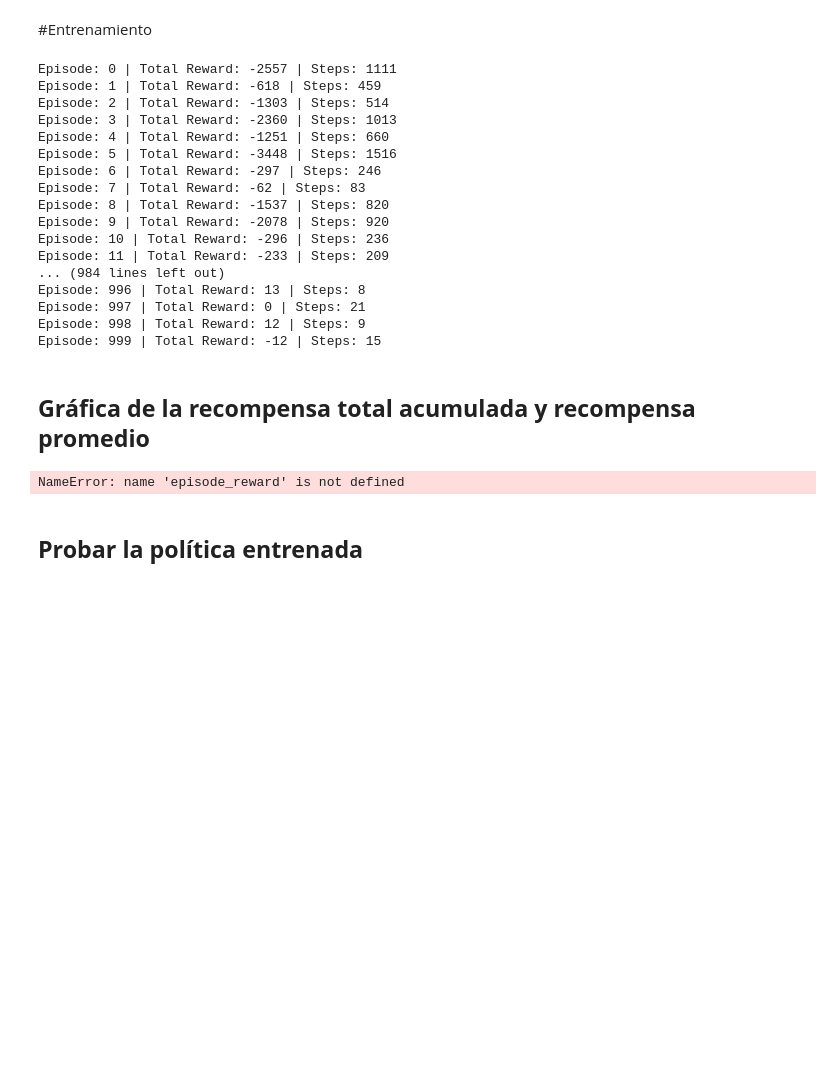
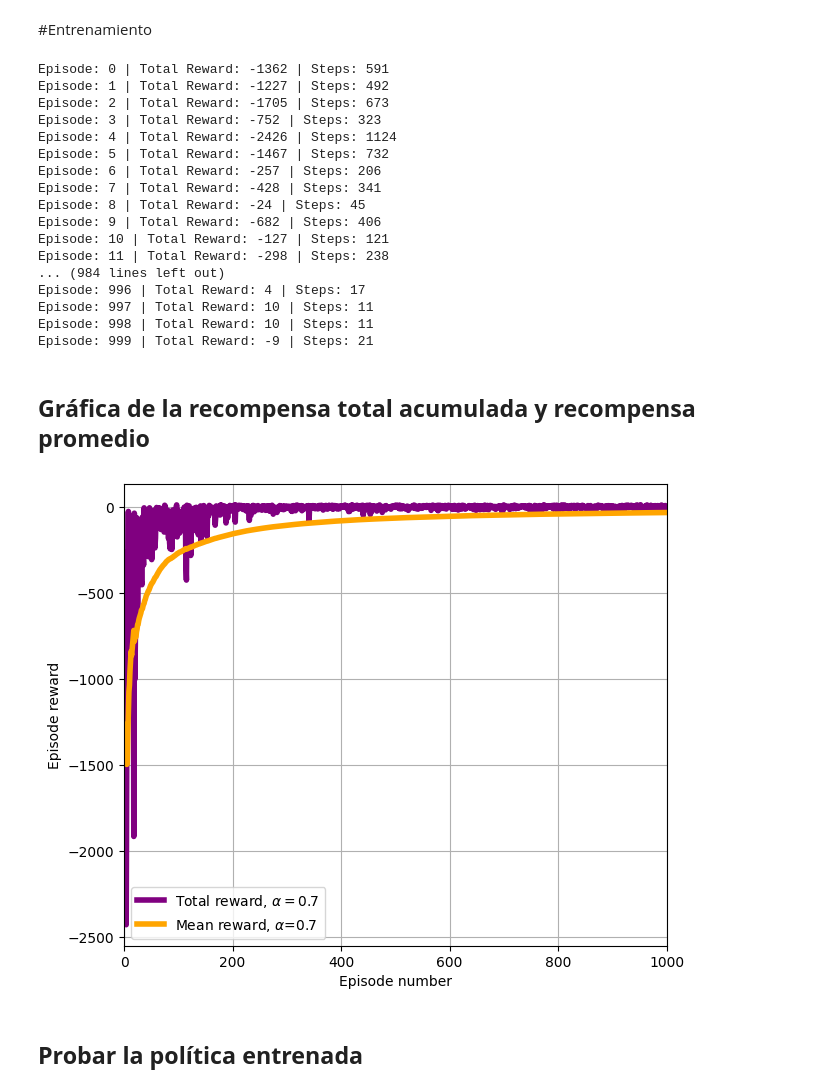
Before and after one commit to FranciscoBarraza20/Fundamento_Aprendizaje_por_Refuerzo, a Jupyter notebook: Q-Learning/FB Q_learning_RL.ipynb, the cells around one changed output. Cells and saved outputs as stored; diff of their text form; code cells hidden in the pictures; blank space fills up the shorter version.

```diff
--- a/Q-Learning/FB Q_learning_RL.ipynb
+++ b/Q-Learning/FB Q_learning_RL.ipynb
@@ -96,6 +96,11 @@ def epsilon_greedy(state, epsilon):
     action = np.argmax(Q[state,:])
   return action
 
+#funcion de recompensa
+def reward_function(state, action):
+
+  pass
+
 # Entrenamiento
 for episode in range(num_episodes):
   state, _ = env.reset()
@@ -114,51 +119,51 @@ for episode in range(num_episodes):
   print(f"Episode: {episode} | Total Reward: {total_reward} | Steps: {steps}")
   env.close()
 # %% [output]
-Episode: 0 | Total Reward: -2557 | Steps: 1111
-Episode: 1 | Total Reward: -618 | Steps: 459
-Episode: 2 | Total Reward: -1303 | Steps: 514
-Episode: 3 | Total Reward: -2360 | Steps: 1013
-Episode: 4 | Total Reward: -1251 | Steps: 660
-Episode: 5 | Total Reward: -3448 | Steps: 1516
-Episode: 6 | Total Reward: -297 | Steps: 246
-Episode: 7 | Total Reward: -62 | Steps: 83
-Episode: 8 | Total Reward: -1537 | Steps: 820
-Episode: 9 | Total Reward: -2078 | Steps: 920
-Episode: 10 | Total Reward: -296 | Steps: 236
-Episode: 11 | Total Reward: -233 | Steps: 209
+Episode: 0 | Total Reward: -1362 | Steps: 591
+Episode: 1 | Total Reward: -1227 | Steps: 492
+Episode: 2 | Total Reward: -1705 | Steps: 673
+Episode: 3 | Total Reward: -752 | Steps: 323
+Episode: 4 | Total Reward: -2426 | Steps: 1124
+Episode: 5 | Total Reward: -1467 | Steps: 732
+Episode: 6 | Total Reward: -257 | Steps: 206
+Episode: 7 | Total Reward: -428 | Steps: 341
+Episode: 8 | Total Reward: -24 | Steps: 45
+Episode: 9 | Total Reward: -682 | Steps: 406
+Episode: 10 | Total Reward: -127 | Steps: 121
+Episode: 11 | Total Reward: -298 | Steps: 238
 ... (984 lines left out)
-Episode: 996 | Total Reward: 13 | Steps: 8
-Episode: 997 | Total Reward: 0 | Steps: 21
-Episode: 998 | Total Reward: 12 | Steps: 9
-Episode: 999 | Total Reward: -12 | Steps: 15
+Episode: 996 | Total Reward: 4 | Steps: 17
+Episode: 997 | Total Reward: 10 | Steps: 11
+Episode: 998 | Total Reward: 10 | Steps: 11
+Episode: 999 | Total Reward: -9 | Steps: 21
 # %% [markdown]
 ## **Gráfica de la recompensa total acumulada y recompensa promedio**
 # %%
-episodeReward = np.array(episode_reward)
+episodeReward = np.array(episodes_reward)
 episodes = episodeReward[:,0]
 # Total rewards
 rewards = episodeReward[:,1]
 # Mean rewards
 meanRewards = np.zeros(len(episodes))
 
 for i in range(len(episodes)):
     if i == 0:
         meanRewards[0] = rewards[0]
     else:
         meanRewards[i] = np.mean(rewards[:i])
 plt.figure(figsize=(7, 6))
 plt.plot(episodes, rewards, label=r"Total reward, $\alpha=$"+str(alpha), linewidth=4, color='purple')
 plt.plot(episodes, meanRewards, label=r"Mean reward, $\alpha$="+str(alpha), linewidth=4, color='orange')
 plt.xlabel("Episode number")
 plt.ylabel("Episode reward")
 plt.xlim(0, num_episodes)
 plt.xticks(fontsize=10)
 plt.yticks(fontsize=10)
 plt.legend(fontsize=10)
 plt.grid()
 plt.legend()
 plt.show()
 # %% [output]
-NameError: name 'episode_reward' is not defined
+[figure, added]
 # %% [markdown]
 ## **Probar la política entrenada**
```
Also changed, not shown: parts of 3 cells of this notebook, 7 other files.
